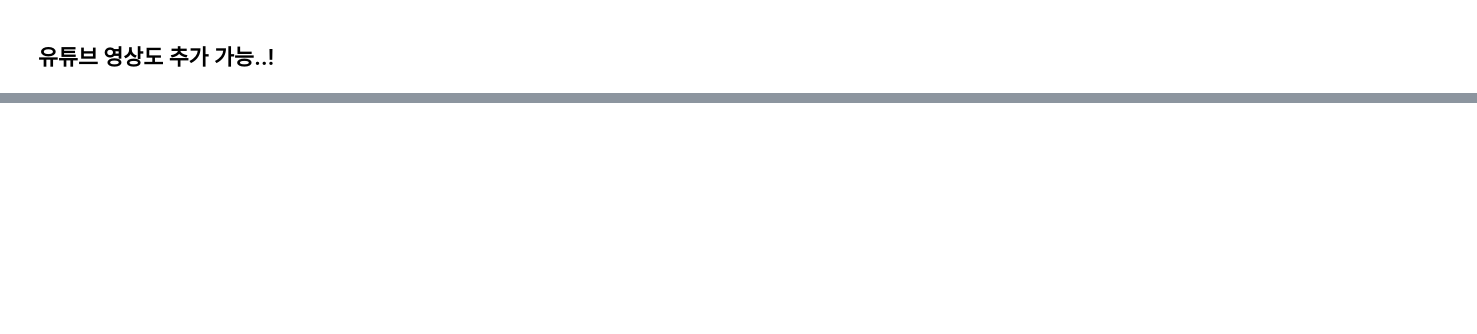
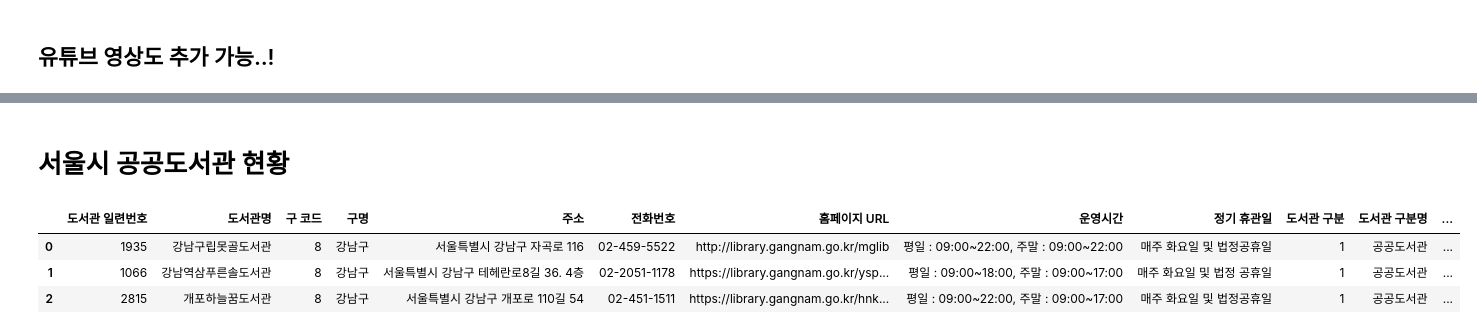
Before and after one commit to GyudongHan/TIL, a Jupyter notebook: Python/Geo(temp)/Folium_231003.ipynb, the cells around one changed output, grey strips where cells are left out. Cells and saved outputs as stored; diff of their text form; code cells hidden in the pictures; blank space fills up the shorter version.

```diff
--- a/Python/Geo(temp)/Folium_231003.ipynb
+++ b/Python/Geo(temp)/Folium_231003.ipynb
@@ -67,0 +72,10 @@ m
+# %% [markdown]
+# 서울시 공공도서관 현황
+# %%
+df = pd.read_csv('서울시 공공도서관 현황정보.csv', encoding='euc-kr')
+df.head(3)
+# %% [output]
+|  | 도서관 일련번호 | 도서관명 | 구 코드 | 구명 | 주소 | 전화번호 | 홈페이지 URL | 운영시간 | 정기 휴관일 | 도서관 구분 | 도서관 구분명 | ... |
+| 0 | 1935 | 강남구립못골도서관 | 8 | 강남구 | 서울특별시 강남구 자곡로 116 | 02-459-5522 | http://library.gangnam.go.kr/mglib | 평일 : 09:00~22:00, 주말 : 09:00~22:00 | 매주 화요일 및 법정공휴일 | 1 | 공공도서관 | ... |
+| 1 | 1066 | 강남역삼푸른솔도서관 | 8 | 강남구 | 서울특별시 강남구 테헤란로8길 36. 4층 | 02-2051-1178 | https://library.gangnam.go.kr/ysp... | 평일 : 09:00~18:00, 주말 : 09:00~17:00 | 매주 화요일 및 법정 공휴일 | 1 | 공공도서관 | ... |
+| 2 | 2815 | 개포하늘꿈도서관 | 8 | 강남구 | 서울특별시 강남구 개포로 110길 54 | 02-451-1511 | https://library.gangnam.go.kr/hnk... | 평일 : 09:00~22:00, 주말 : 09:00~17:00 | 매주 화요일 및 법정공휴일 | 1 | 공공도서관 | ... |
```
Also changed, not shown: parts of 7 cells of this notebook, 1 other file.
